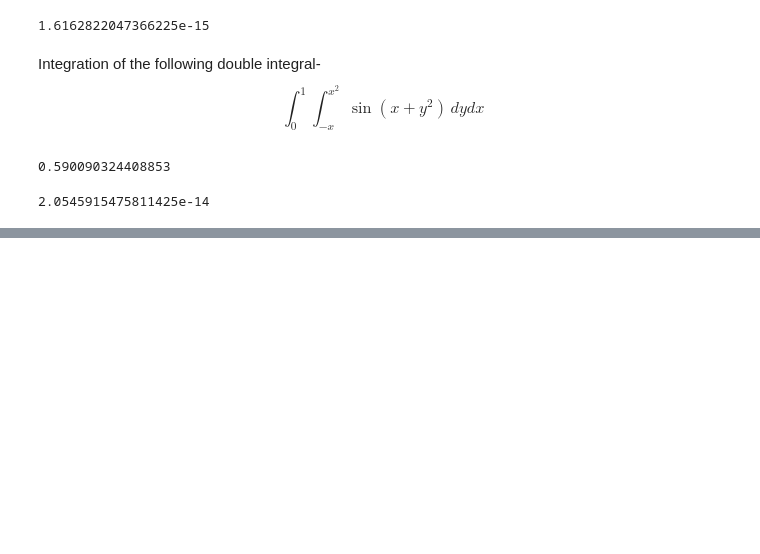
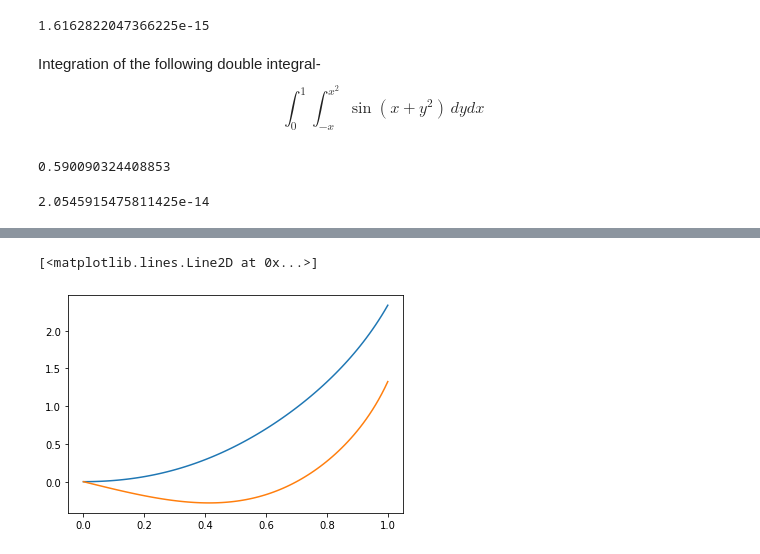
Before and after one commit to aritraroy24/CompChem_Python_Modules_Learning, a Jupyter notebook: SciPy/SciPy Tutorial.ipynb, the cells around one changed output, grey strips where cells are left out. Saved outputs shown, nothing was run; the diff lists cells and outputs as text; code cells hidden in the pictures; blank space fills up the shorter version.

```diff
--- a/SciPy/SciPy Tutorial.ipynb
+++ b/SciPy/SciPy Tutorial.ipynb
@@ -281,0 +335,14 @@ integral_error
+# %%
+def dSdx(S, x):
+    y1, y2 = S
+    return [y1 + y2**2 + 3*x, 3*y1 + y2**3 - np.cos(x)]   # returns (dy1/dx and dy2/dx)
+
+# initial conditions
+y1_0 = 0
+y2_0 = 0
+
+# giving S the value of initial conditions
+S_0 = (y1_0, y2_0)
+# %%
+x = np.linspace(0, 1, 100)   # solvind for 100 values between the value of x 0 and 1
+sol = odeint(dSdx, S_0, x)
@@ -281,0 +369,10 @@ integral_error
+# %%
+y1 = sol.T[0]
+y2 = sol.T[1]
+# %%
+# gives the plot for above coupled first order ODE
+plt.plot(x, y1)
+plt.plot(x, y2)
+# %% [output]
+[<matplotlib.lines.Line2D at 0x...>]
+[figure, added]
```
Also changed, not shown: parts of 15 cells of this notebook.
